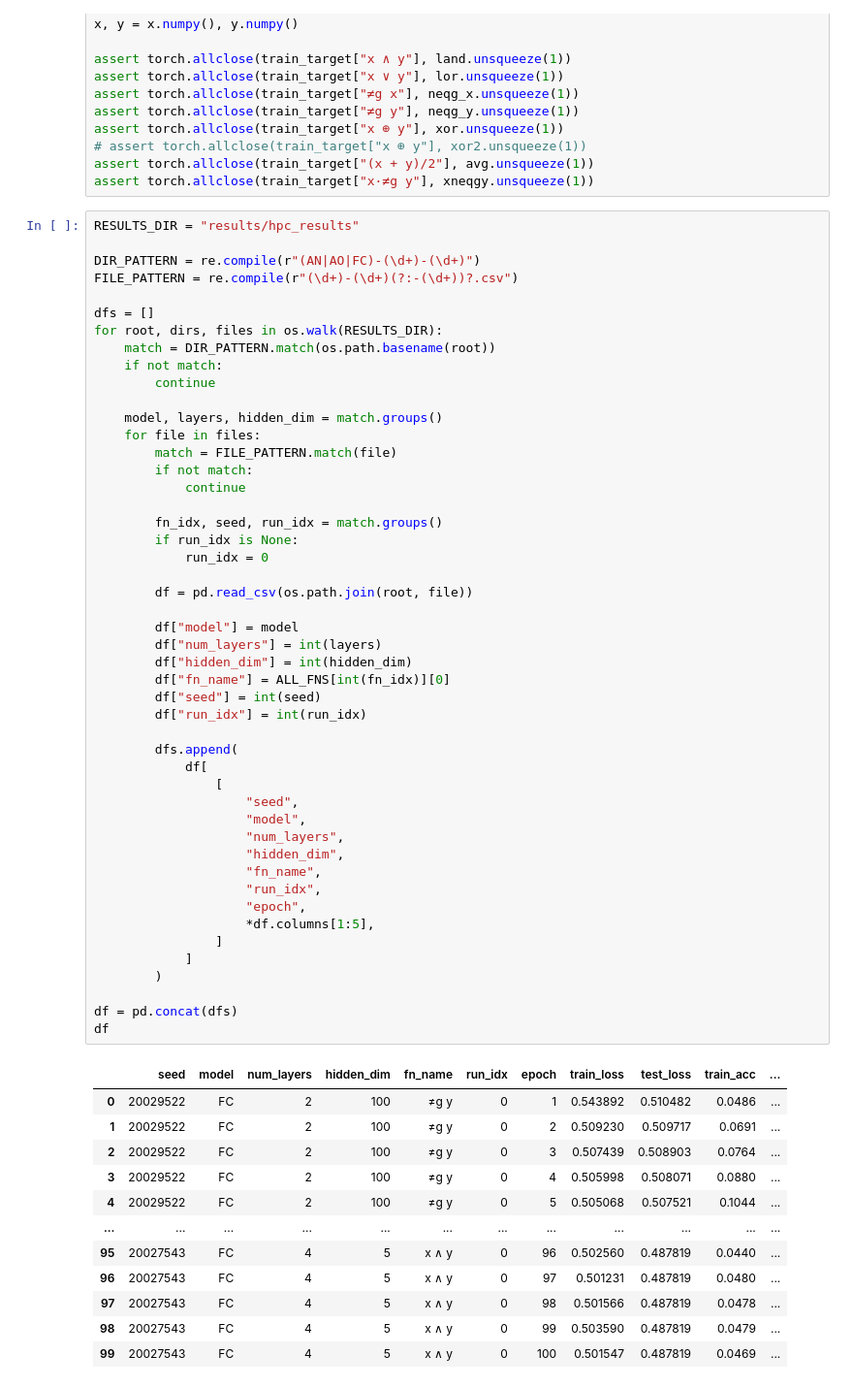
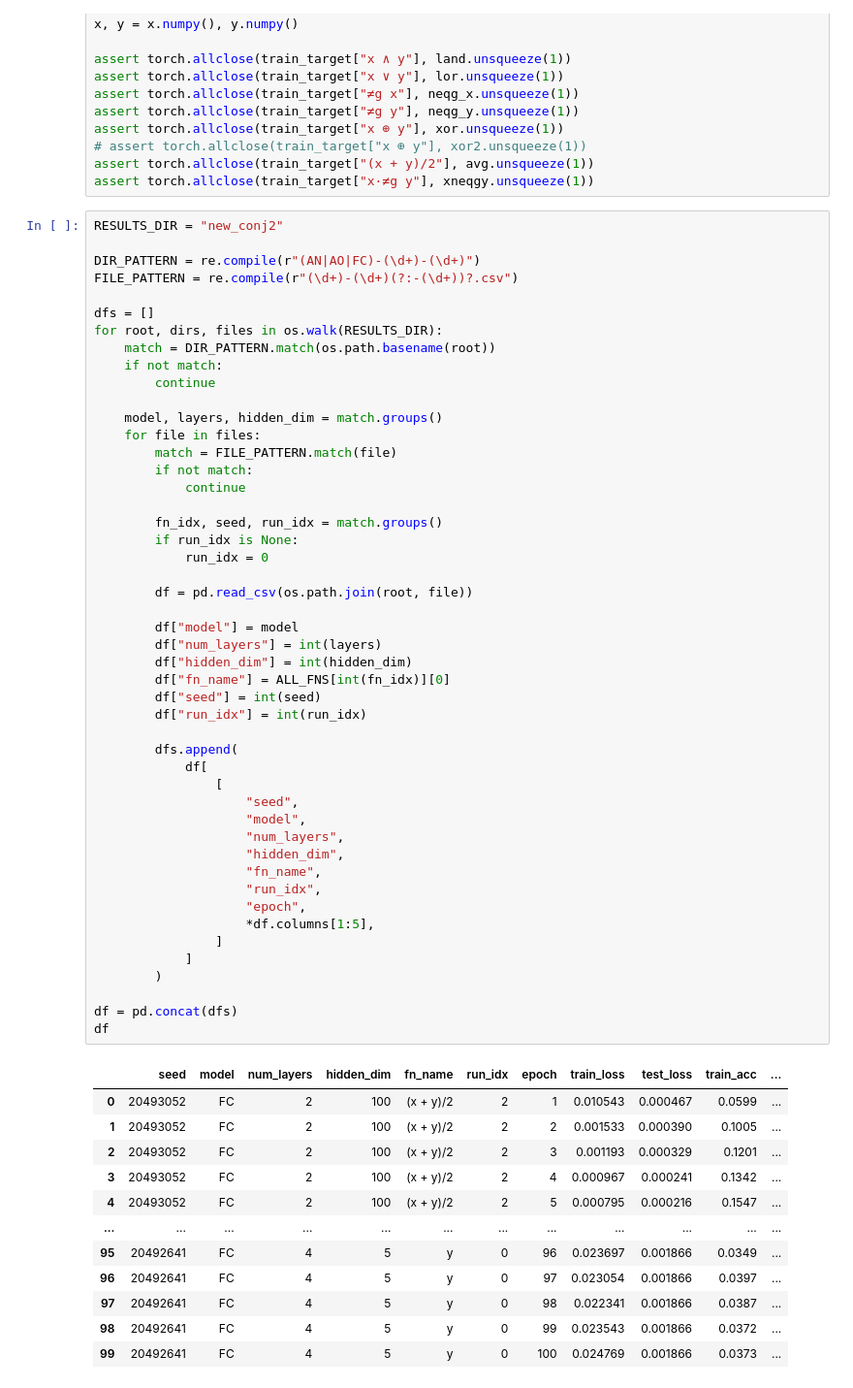
Before and after one commit to alexjackson1/neural-logic-rule-layer, a Jupyter notebook: results.ipynb, the cells around one changed output. Shown: that part at 97% size. Saved outputs shown, nothing was run; the diff lists cells and outputs as text.

```diff
--- a/results.ipynb
+++ b/results.ipynb
@@ -48,7 +48,7 @@ assert torch.allclose(train_target["x ⊕ y"], xor.unsqueeze(1))
 assert torch.allclose(train_target["(x + y)/2"], avg.unsqueeze(1))
 assert torch.allclose(train_target["x·≠g y"], xneqgy.unsqueeze(1))
 # %%
-RESULTS_DIR = "results/hpc_results"
+RESULTS_DIR = "new_conj2"
 
 DIR_PATTERN = re.compile(r"(AN|AO|FC)-(\d+)-(\d+)")
 FILE_PATTERN = re.compile(r"(\d+)-(\d+)(?:-(\d+))?.csv")
@@ -70,41 +70,41 @@ for root, dirs, files in os.walk(RESULTS_DIR):
             run_idx = 0
 
         df = pd.read_csv(os.path.join(root, file))
 
         df["model"] = model
         df["num_layers"] = int(layers)
         df["hidden_dim"] = int(hidden_dim)
         df["fn_name"] = ALL_FNS[int(fn_idx)][0]
         df["seed"] = int(seed)
         df["run_idx"] = int(run_idx)
 
         dfs.append(
             df[
                 [
                     "seed",
                     "model",
                     "num_layers",
                     "hidden_dim",
                     "fn_name",
                     "run_idx",
                     "epoch",
                     *df.columns[1:5],
                 ]
             ]
         )
 
 df = pd.concat(dfs)
 df
 # %% [output]
 |  | seed | model | num_layers | hidden_dim | fn_name | run_idx | epoch | train_loss | test_loss | train_acc | ... |
-| 0 | 20029522 | FC | 2 | 100 | ≠g y | 0 | 1 | 0.543892 | 0.510482 | 0.0486 | ... |
-| 1 | 20029522 | FC | 2 | 100 | ≠g y | 0 | 2 | 0.509230 | 0.509717 | 0.0691 | ... |
-| 2 | 20029522 | FC | 2 | 100 | ≠g y | 0 | 3 | 0.507439 | 0.508903 | 0.0764 | ... |
-| 3 | 20029522 | FC | 2 | 100 | ≠g y | 0 | 4 | 0.505998 | 0.508071 | 0.0880 | ... |
-| 4 | 20029522 | FC | 2 | 100 | ≠g y | 0 | 5 | 0.505068 | 0.507521 | 0.1044 | ... |
+| 0 | 20493052 | FC | 2 | 100 | (x + y)/2 | 2 | 1 | 0.010543 | 0.000467 | 0.0599 | ... |
+| 1 | 20493052 | FC | 2 | 100 | (x + y)/2 | 2 | 2 | 0.001533 | 0.000390 | 0.1005 | ... |
+| 2 | 20493052 | FC | 2 | 100 | (x + y)/2 | 2 | 3 | 0.001193 | 0.000329 | 0.1201 | ... |
+| 3 | 20493052 | FC | 2 | 100 | (x + y)/2 | 2 | 4 | 0.000967 | 0.000241 | 0.1342 | ... |
+| 4 | 20493052 | FC | 2 | 100 | (x + y)/2 | 2 | 5 | 0.000795 | 0.000216 | 0.1547 | ... |
 | ... | ... | ... | ... | ... | ... | ... | ... | ... | ... | ... | ... |
-| 95 | 20027543 | FC | 4 | 5 | x ∧ y | 0 | 96 | 0.502560 | 0.487819 | 0.0440 | ... |
-| 96 | 20027543 | FC | 4 | 5 | x ∧ y | 0 | 97 | 0.501231 | 0.487819 | 0.0480 | ... |
-| 97 | 20027543 | FC | 4 | 5 | x ∧ y | 0 | 98 | 0.501566 | 0.487819 | 0.0478 | ... |
-| 98 | 20027543 | FC | 4 | 5 | x ∧ y | 0 | 99 | 0.503590 | 0.487819 | 0.0479 | ... |
-| 99 | 20027543 | FC | 4 | 5 | x ∧ y | 0 | 100 | 0.501547 | 0.487819 | 0.0469 | ... |
+| 95 | 20492641 | FC | 4 | 5 | y | 0 | 96 | 0.023697 | 0.001866 | 0.0349 | ... |
+| 96 | 20492641 | FC | 4 | 5 | y | 0 | 97 | 0.023054 | 0.001866 | 0.0397 | ... |
+| 97 | 20492641 | FC | 4 | 5 | y | 0 | 98 | 0.022341 | 0.001866 | 0.0387 | ... |
+| 98 | 20492641 | FC | 4 | 5 | y | 0 | 99 | 0.023543 | 0.001866 | 0.0372 | ... |
+| 99 | 20492641 | FC | 4 | 5 | y | 0 | 100 | 0.024769 | 0.001866 | 0.0373 | ... |
```
Also changed, not shown: parts of 3 cells of this notebook, 4 other files.
